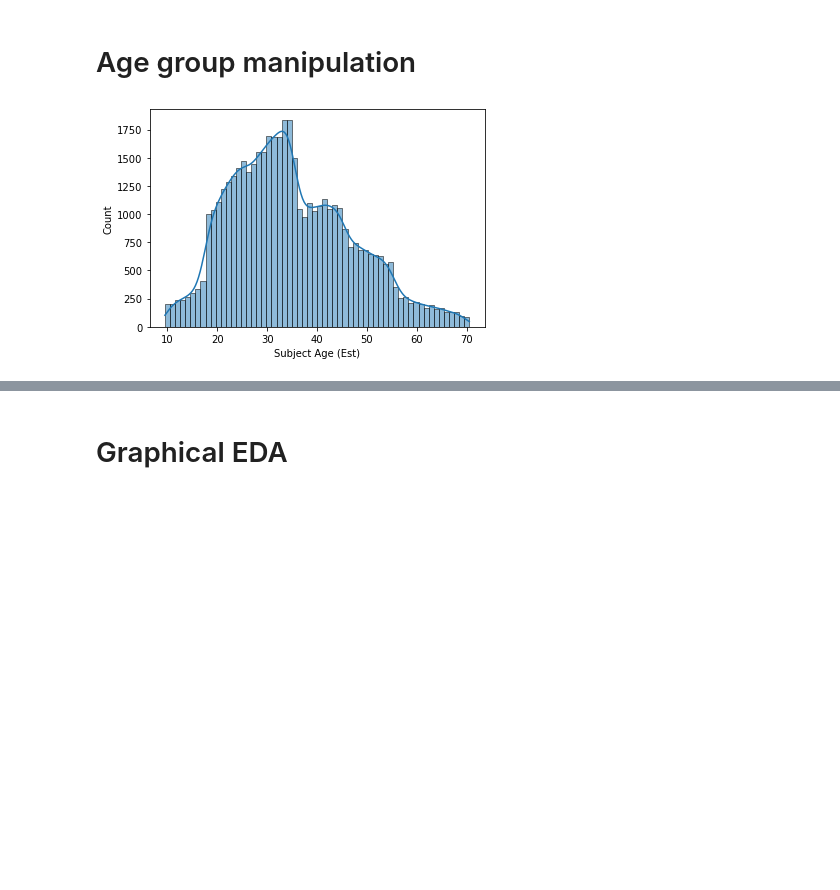
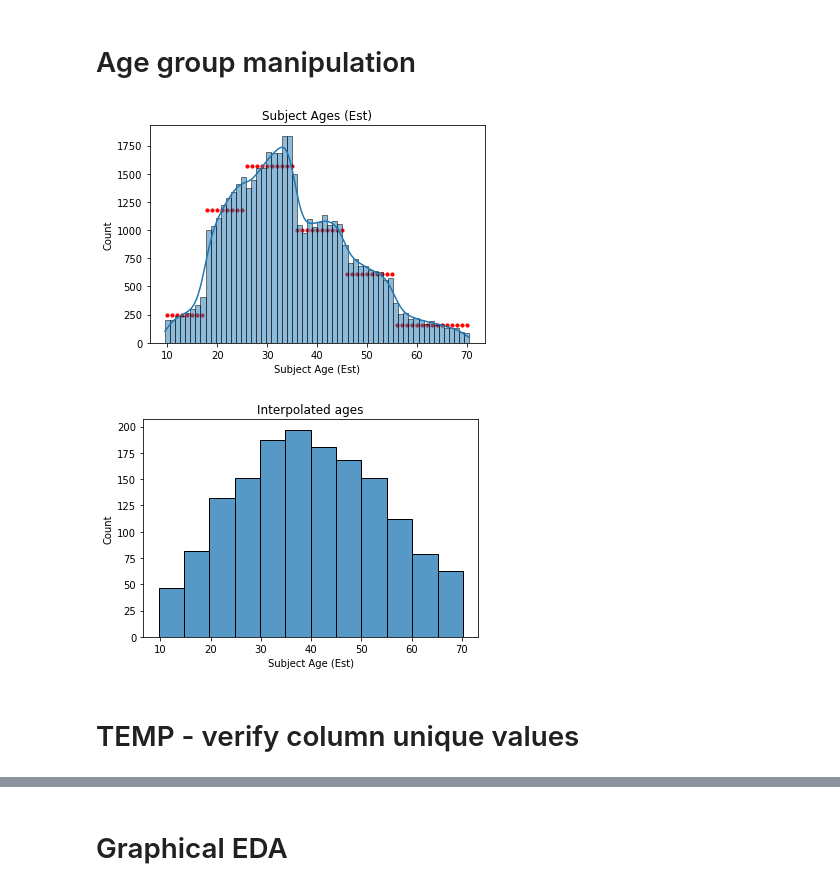
Before and after one commit to sethnlewis/Policing-Bias, a Jupyter notebook: analysis/EDA.ipynb, the cells around one changed output, grey strips where cells are left out. Saved outputs shown, nothing was run; the diff lists cells and outputs as text; code cells hidden in the pictures; blank space fills up the shorter version.

```diff
--- a/analysis/EDA.ipynb
+++ b/analysis/EDA.ipynb
@@ -192,13 +180,13 @@ years_in_category = {'1 - 17': [10, 17],
 '56 and Above': [56, 70]}
 
 def predict_ages():
-    avg, std = calculate_mean_and_std()
+    avg, std, x, y = calculate_mean_and_std()
 
     ages = []
     for age_categorical in df['Subject Age Group']:
         age = predict_age_from_category(age_categorical, avg, std)
         ages.append(age)
-    return ages
+    return ages, x, y
 
 
 def calculate_mean_and_std():
@@ -217,36 +205,46 @@ def calculate_mean_and_std():
     y = np.array(list(xy.values()))
     avg = x.mean()
     std = x.std()
-    return avg, std
+    return avg, std, x, y
 
 
 
 def set_range(age_range):
     age_range = years_in_category[age_range]
     start = age_range[0]
     stop = age_range[1]
     return np.linspace(start, stop, stop-start+1)
 
 
 
 def predict_age_from_category(bucket, avg, std):
 
     if bucket == UNKNOWN:
         year_range = np.array(list(years_in_category.values())).flatten()
         min_age = year_range.min()
         max_age = year_range.max()
     else:
         year_range = years_in_category[bucket]
         min_age = year_range[0]
         max_age = year_range[1]
     age = 0
     while ((age <= min_age-0.5) or (age > max_age+0.5)):
         age = np.random.normal(avg, std)
     return age
 
 
-df['Subject Age (Est)'] = predict_ages()
+plt.figure()
+df['Subject Age (Est)'], x, y = predict_ages()
 sns.histplot(df['Subject Age (Est)'], bins=60, kde=True);
+plt.scatter(x, y, c='r', s=10)
+plt.title('Subject Ages (Est)')
 plt.savefig('hist.png')
+
+
+plt.figure()
+plt.title('Interpolated ages')
+interpolated_rows = df.loc[df['Subject Age Group'] == UNKNOWN]
+sns.histplot(interpolated_rows['Subject Age (Est)'], bins=12);
 # %% [output]
-[figure, old version]
+[figure, new version]
+[figure, added]
@@ -253,3 +318,5 @@ plt.savefig('hist.png')
+# %% [markdown]
+# TEMP - verify column unique values
 # %%
 df.info()
 # %% [output]
```
Also changed, not shown: parts of 26 cells of this notebook.
